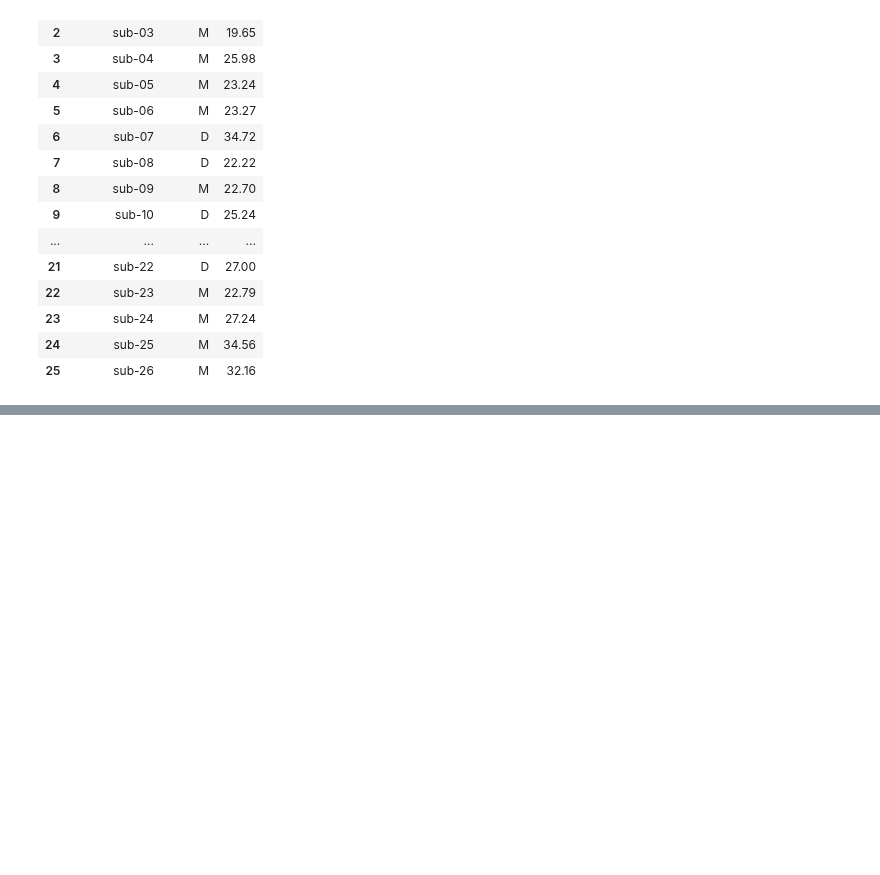
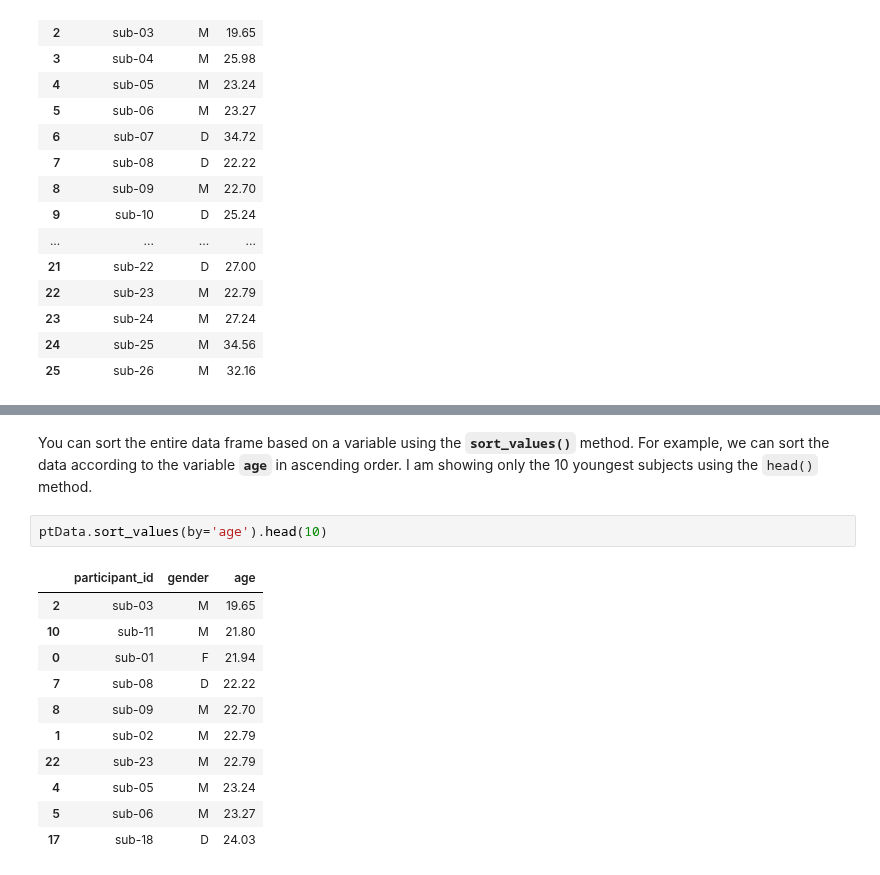
Before and after one commit to sathayas/JupyterfMRIFall2019, a Jupyter notebook: HandlingData.ipynb, the cells around one changed output, grey strips where cells are left out. Drawn from its saved outputs; the diff is of its cells as text; blank space fills up the shorter version.

Commit message:
Done with the data frame section

```diff
--- a/HandlingData.ipynb
+++ b/HandlingData.ipynb
@@ -219,0 +253,16 @@ ptData
+# %% [markdown]
+You can sort the entire data frame based on a variable using the **`sort_values()`** method. For example, we can sort the data according to the variable **`age`** in ascending order. I am showing only the 10 youngest subjects using the `head()` method.
+# %%
+ptData.sort_values(by='age').head(10)
+# %% [output]
+|  | participant_id | gender | age |
+| 2 | sub-03 | M | 19.65 |
+| 10 | sub-11 | M | 21.80 |
+| 0 | sub-01 | F | 21.94 |
+| 7 | sub-08 | D | 22.22 |
+| 8 | sub-09 | M | 22.70 |
+| 1 | sub-02 | M | 22.79 |
+| 22 | sub-23 | M | 22.79 |
+| 4 | sub-05 | M | 23.24 |
+| 5 | sub-06 | M | 23.27 |
+| 17 | sub-18 | D | 24.03 |
```
Also changed, not shown: parts of 30 cells of this notebook.
